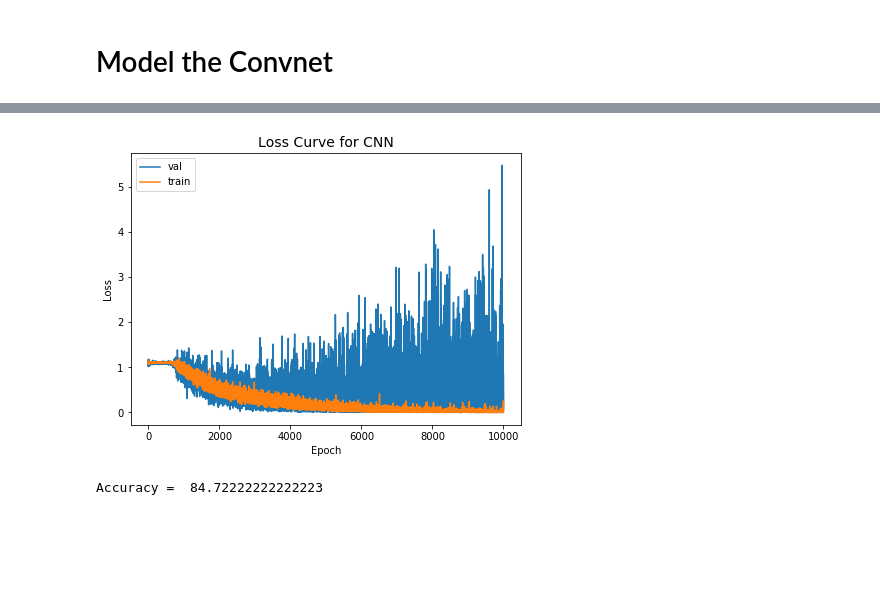
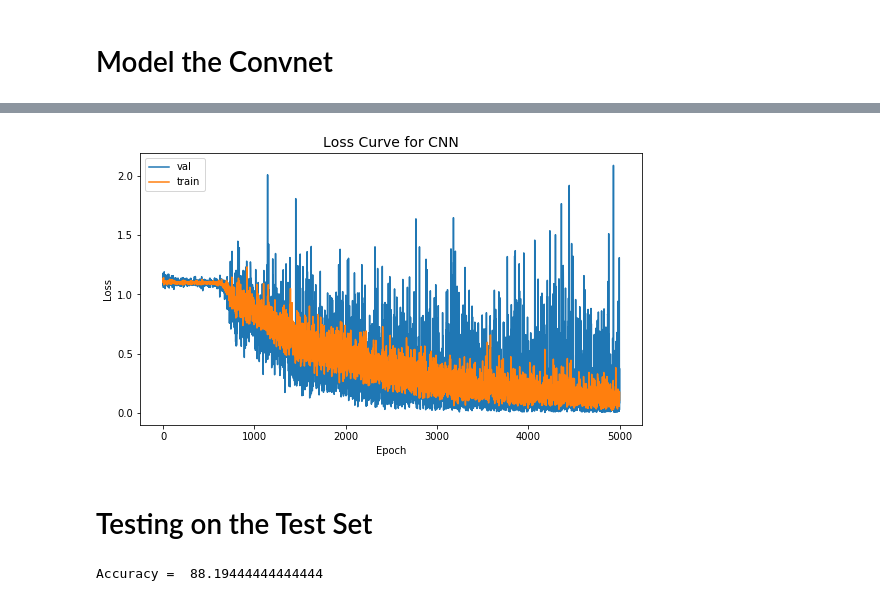
Before and after one commit to psambit9791/SpeechClassify, a Jupyter notebook: ConvNets and Spectrograms.ipynb, the cells around one changed output, grey strips where cells are left out. Saved outputs shown, nothing was run; the diff lists cells and outputs as text; code cells hidden in the pictures; blank space fills up the shorter version.

Commit message:
Feedforward and ConvNets completed. TSNE Perplexity Tests remaining

```diff
--- a/ConvNets and Spectrograms.ipynb
+++ b/ConvNets and Spectrograms.ipynb
@@ -57,7 +57,8 @@ for i in range(len(song_df.index)):
     temp_pic = cv2.imread(filename)
     temp_pic = cv2.cvtColor(temp_pic, cv2.COLOR_RGB2GRAY)
     temp_pic = temp_pic/255
-    spectro_list.append(copy.deepcopy(temp_pic[:, :47]))
+    r, c = temp_pic.shape
+    spectro_list.append(copy.deepcopy(temp_pic[:min(r, c), :min(r, c)]))
 # %%
 song_df['Spectrogram'] = pd.Series(spectro_list, index=song_df.index)
 # %%
@@ -89,7 +94,7 @@ print(y)
  [0. 0. 1.]
  [0. 0. 1.]]
 # %%
-X_new = np.zeros((1440, 47, 47))
+X_new = np.zeros((1440, min(r, c), min(r, c)))
 for i,d in enumerate(X):
     X_new[i,:,:] = d[:, :]
 print(X_new.shape)
@@ -202,19 +209,19 @@ class SpectroCNN(nn.Module):
 # %%
 random.seed(0)
 
-def train_cnn(model, x_tr, y_tr, x_v, y_v, criterion, optimizer, epoch_range,  batch_size):
+def train_cnn(model, x_tr, y_tr, x_v, y_v, rows, cols, criterion, optimizer, epoch_range,  batch_size):
     losses = []
     val_losses = []
     for num_epoch in range(epoch_range):
         selected = random.sample(range(0, x_tr.shape[0]), batch_size)
-        x = np.zeros((batch_size, 47, 47))
+        x = np.zeros((batch_size, rows, cols))
         y = np.zeros((batch_size, 3))
         for i in range(len(selected)):
             x[i, :, :] = x_tr[selected[i]]
             y[i, :] = y_tr[selected[i]]
         dim = batch_size
         x = torch.from_numpy(x).float().cuda()
-        x = x.view(batch_size, -1, 47, 47)
+        x = x.view(batch_size, -1, rows, cols)
         y = torch.from_numpy(y).long().cuda()
         #---------FORWARD------------#
         out = model.forward(x, dim)
@@ -226,14 +233,14 @@ def train_cnn(model, x_tr, y_tr, x_v, y_v, criterion, optimizer, epoch_range,  b
         optimizer.step()
 
         v = random.sample(range(0, x_v.shape[0]), 8)
-        xv = np.zeros((8, 47, 47))
+        xv = np.zeros((8, rows, cols))
         yv = np.zeros((8, 3))
         for i in range(len(v)):
             xv[i, :, :] = x_v[v[i]]
             yv[i, :] = y_v[v[i]]
 
         xv = torch.from_numpy(xv).float().cuda()
-        xv = xv.view(8, -1, 47, 47)
+        xv = xv.view(8, -1, rows, cols)
         yv = torch.from_numpy(yv).long().cuda()
 
         val_out = model.forward(xv, 8)
@@ -251,7 +258,7 @@ def init_weights(layer):
     if type(layer) == nn.Linear or type(layer) == nn.Conv2d:
         nn.init.xavier_normal_(layer.weight)
 # %%
-epoch_range = 10000
+epoch_range = 5000
 batch_size = 48
 learning_rate = 0.0001
 
@@ -261,6 +268,6 @@ criterion = nn.CrossEntropyLoss()
 optimizer = torch.optim.Adam(
     cnn_1.parameters(), lr=learning_rate)
 
-losses_1, vloss = train_cnn(cnn_1, X_train, y_train, X_val, y_val,
+losses_1, vloss = train_cnn(cnn_1, X_train, y_train, X_val, y_val, 47, 47,
                                  criterion, optimizer, epoch_range, batch_size)
 # %% [output]
@@ -284,15 +291,17 @@ epoch [9901/10000], loss:0.00461, val:0.00189
 # %%
-fig = plt.figure(figsize=(7, 5))
+fig = plt.figure(figsize=(9, 5))
 plt.title("Loss Curve for CNN", fontsize=14)
 plt.plot(vloss, label="val")
 plt.plot(losses_1, label="train")
 plt.xlabel('Epoch')
 plt.ylabel('Loss')
 plt.legend()
 plt.show()
 fig.savefig("./images/cnn_performance.pdf", bbox_inches='tight')
 # %% [output]
-[figure, old version]
+[figure, new version]
+# %% [markdown]
+# Testing on the Test Set
 # %%
 total = y_test.shape[0]
 correct = 0
@@ -308,4 +317,4 @@ for i in range(X_test.shape[0]):
         correct += 1
 print("Accuracy = ", correct*100/total)
 # %% [output]
-Accuracy =  84.72222222222223
+Accuracy =  88.19444444444444
```
Also changed, not shown: parts of 4 cells of this notebook, 7 other files.
